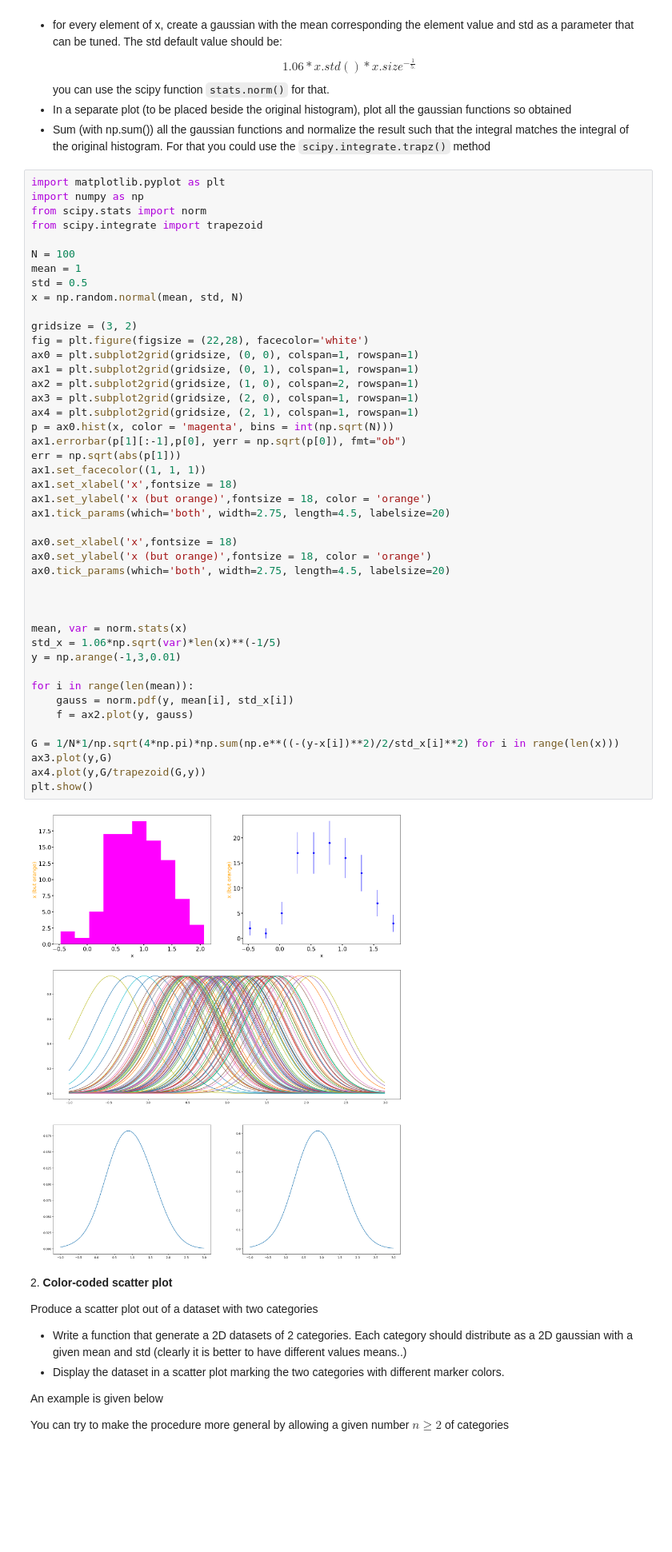
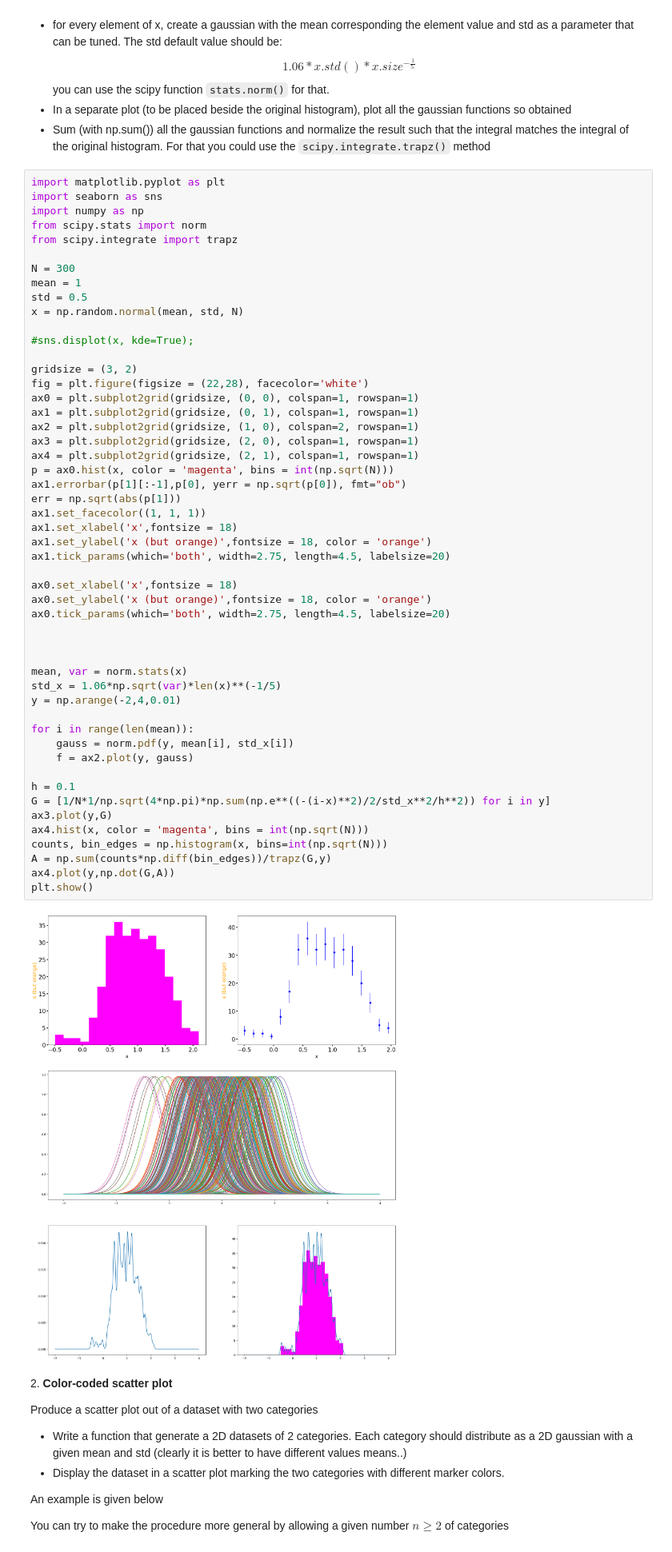
Before and after one commit to nicolomontagner02/LaboratoryOfComputationalPhysics_Y7, a Jupyter notebook: 07ex_Visualization.ipynb, the cells around one changed output. Shown at 80% size. Saved outputs shown, nothing was run; the diff lists cells and outputs as text; blank space fills up the shorter version.

```diff
--- a/07ex_Visualization.ipynb
+++ b/07ex_Visualization.ipynb
@@ -16,50 +16,57 @@ you can use the scipy function `stats.norm()` for that.
 * Sum (with np.sum()) all the gaussian functions and normalize the result such that the integral matches the integral of the original histogram. For that you could use the `scipy.integrate.trapz()` method
 # %%
 import matplotlib.pyplot as plt
+import seaborn as sns
 import numpy as np
 from scipy.stats import norm
-from scipy.integrate import trapezoid
+from scipy.integrate import trapz
 
-N = 100
+N = 300
 mean = 1
 std = 0.5
 x = np.random.normal(mean, std, N)
+
+#sns.displot(x, kde=True);
 
 gridsize = (3, 2)
 fig = plt.figure(figsize = (22,28), facecolor='white')
 ax0 = plt.subplot2grid(gridsize, (0, 0), colspan=1, rowspan=1)
 ax1 = plt.subplot2grid(gridsize, (0, 1), colspan=1, rowspan=1)
 ax2 = plt.subplot2grid(gridsize, (1, 0), colspan=2, rowspan=1)
 ax3 = plt.subplot2grid(gridsize, (2, 0), colspan=1, rowspan=1)
 ax4 = plt.subplot2grid(gridsize, (2, 1), colspan=1, rowspan=1)
 p = ax0.hist(x, color = 'magenta', bins = int(np.sqrt(N)))
 ax1.errorbar(p[1][:-1],p[0], yerr = np.sqrt(p[0]), fmt="ob")
 err = np.sqrt(abs(p[1]))
 ax1.set_facecolor((1, 1, 1))
 ax1.set_xlabel('x',fontsize = 18)
 ax1.set_ylabel('x (but orange)',fontsize = 18, color = 'orange')
 ax1.tick_params(which='both', width=2.75, length=4.5, labelsize=20)
 
 ax0.set_xlabel('x',fontsize = 18)
 ax0.set_ylabel('x (but orange)',fontsize = 18, color = 'orange')
 ax0.tick_params(which='both', width=2.75, length=4.5, labelsize=20)
 
 
 
 mean, var = norm.stats(x)
 std_x = 1.06*np.sqrt(var)*len(x)**(-1/5)
-y = np.arange(-1,3,0.01)
+y = np.arange(-2,4,0.01)
 
 for i in range(len(mean)):
     gauss = norm.pdf(y, mean[i], std_x[i])
     f = ax2.plot(y, gauss)
 
-G = 1/N*1/np.sqrt(4*np.pi)*np.sum(np.e**((-(y-x[i])**2)/2/std_x[i]**2) for i in range(len(x)))
+h = 0.1
+G = [1/N*1/np.sqrt(4*np.pi)*np.sum(np.e**((-(i-x)**2)/2/std_x**2/h**2)) for i in y]
 ax3.plot(y,G)
-ax4.plot(y,G/trapezoid(G,y))
+ax4.hist(x, color = 'magenta', bins = int(np.sqrt(N)))
+counts, bin_edges = np.histogram(x, bins=int(np.sqrt(N)))
+A = np.sum(counts*np.diff(bin_edges))/trapz(G,y)
+ax4.plot(y,np.dot(G,A))
 plt.show()
 # %% [output]
-[figure, old version]
+[figure, new version]
 # %% [markdown]
 2\. **Color-coded scatter plot**
 
```
Also changed, not shown: parts of 3 cells of this notebook.
